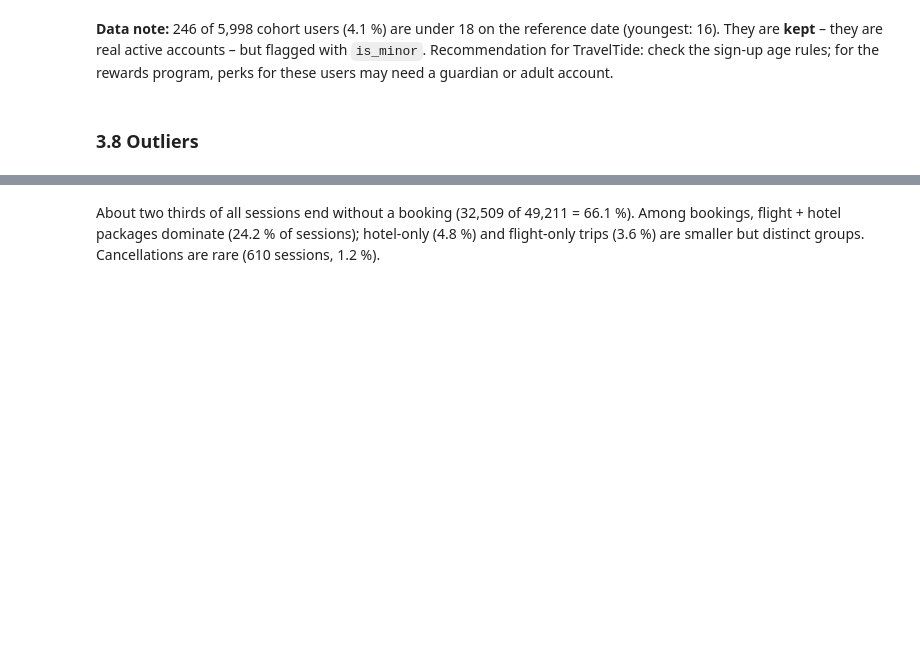
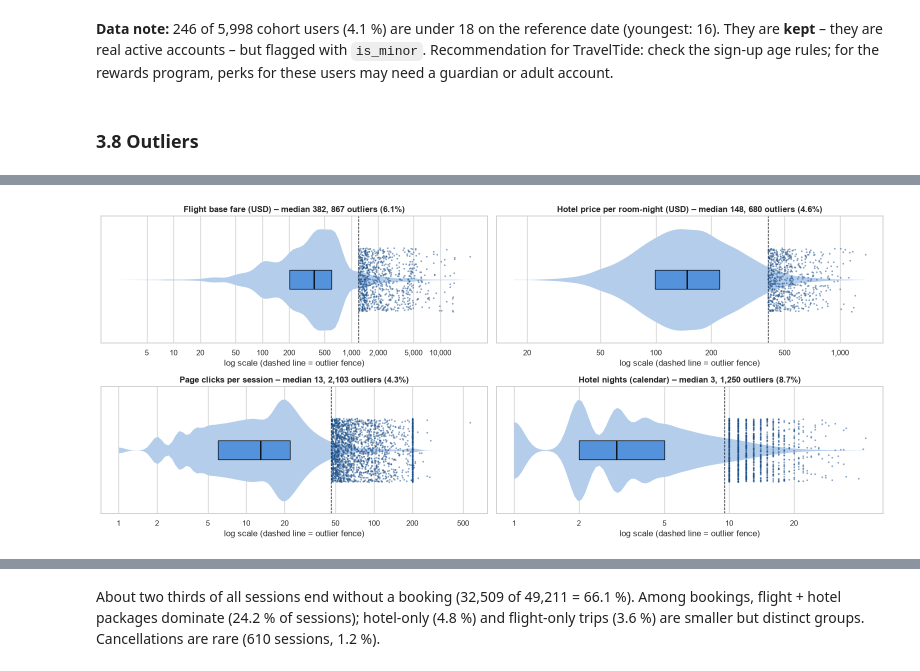
Before and after one commit to jtong28/TravelTide, a Jupyter notebook: 01_EDA_Cleaning.ipynb, the cells around one changed output, grey strips where cells are left out. Drawn from its saved outputs; the diff is of its cells as text; code cells hidden in the pictures; blank space fills up the shorter version.

```diff
--- a/01_EDA_Cleaning.ipynb
+++ b/01_EDA_Cleaning.ipynb
@@ -420,6 +484,8 @@ Hotels: 957 from 20 chains
 | 989 | USA | Memphis | MEM | Jacksonville | NZC | Fairmont - Jacksonville | Jacksonville | ... |
 # %%
 user_first = df.groupby("user_id")[["gender", "home_country"]].first()
-display(pd.concat({col: count_share(user_first[col]) for col in ["gender", "home_country"]}, names=["column", "value"]))
+for col in ["gender", "home_country"]:
+    vc = user_first[col].value_counts()
+    print(f"{col}: " + " | ".join(f"{k} {v:,} ({v / len(user_first):.1%})" for k, v in vc.items()))
 print("Destinations:", df["destination"].nunique(), "| Home cities:", df["home_city"].nunique())
 # %% [output]
@@ -687,7 +748,0 @@ pd.DataFrame({c: iqr_summary(df[c].dropna().astype(float)) for c in outlier_cols
-# %%
-fig, axes = plt.subplots(1, 3, figsize=(18, 4))
-for ax, col, title in zip(axes, ["base_fare_usd", "hotel_per_room_usd", "page_clicks"],
-                          ["Flight base fare (USD)", "Hotel price per room-night (USD)", "Page clicks per session"]):
-    sns.boxplot(x=df[col].dropna(), ax=ax, color=PALETTE[0], fliersize=2)
-    ax.set_xscale("log"); ax.set_title(title, fontweight="bold"); ax.set_xlabel("log scale")
-plt.tight_layout(); plt.show()
@@ -697,0 +755,23 @@ plt.tight_layout(); plt.show()
+# %%
+# "Raincloud" view per variable: violin = shape of the distribution, slim box = Q1–median–Q3,
+# navy dots = every value above the IQR fence (Q3 + 1.5 × IQR); log scale so the long tails fit
+outlier_plots = {"base_fare_usd": "Flight base fare (USD)", "hotel_per_room_usd": "Hotel price per room-night (USD)",
+                 "page_clicks": "Page clicks per session", "nights_calc": "Hotel nights (calendar)"}
+fig, axes = plt.subplots(2, 2, figsize=(16, 7))
+for ax, (col, title) in zip(axes.flat, outlier_plots.items()):
+    s = df[col].dropna().astype(float)
+    s = s[s > 0]
+    q1, q3 = s.quantile([.25, .75]); fence = q3 + 1.5 * (q3 - q1)
+    out = s[s > fence]
+    sns.violinplot(x=np.log10(s), ax=ax, color=PALETTE[1], inner=None, cut=0, linewidth=0, density_norm="width")
+    sns.boxplot(x=np.log10(s), ax=ax, width=0.15, showfliers=False, whis=0, showcaps=False, color=PALETTE[0],
+                medianprops=dict(color=PALETTE[4], lw=2), boxprops=dict(edgecolor=PALETTE[4]))
+    sns.stripplot(x=np.log10(out), ax=ax, color=PALETTE[3], size=2.5, alpha=.5, jitter=0.25)
+    ax.axvline(np.log10(fence), color=PALETTE[4], ls="--", lw=1)
+    ticks = [t for t in [1, 2, 5, 10, 20, 50, 100, 200, 500, 1000, 2000, 5000, 10000] if s.min() <= t <= s.max() * 1.05]
+    ax.set_xticks(np.log10(ticks), [f"{t:,}" for t in ticks])
+    ax.set_xlabel("log scale (dashed line = outlier fence)")
+    ax.set_title(f"{title} – median {s.median():,.0f}, {len(out):,} outliers ({len(out) / len(s):.1%})", fontweight="bold")
+plt.tight_layout(); plt.show()
+# %% [output]
+[figure, added]
```
Also changed, not shown: parts of 127 cells of this notebook, 11 other files.
